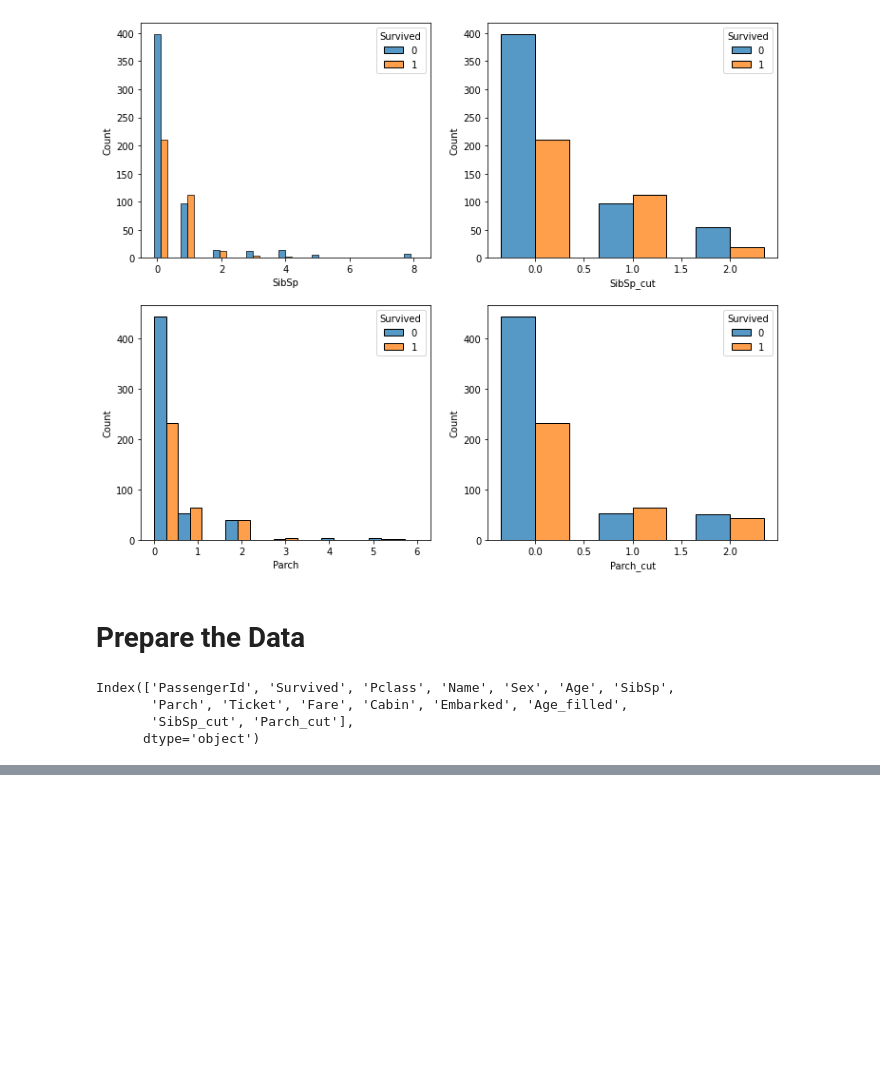
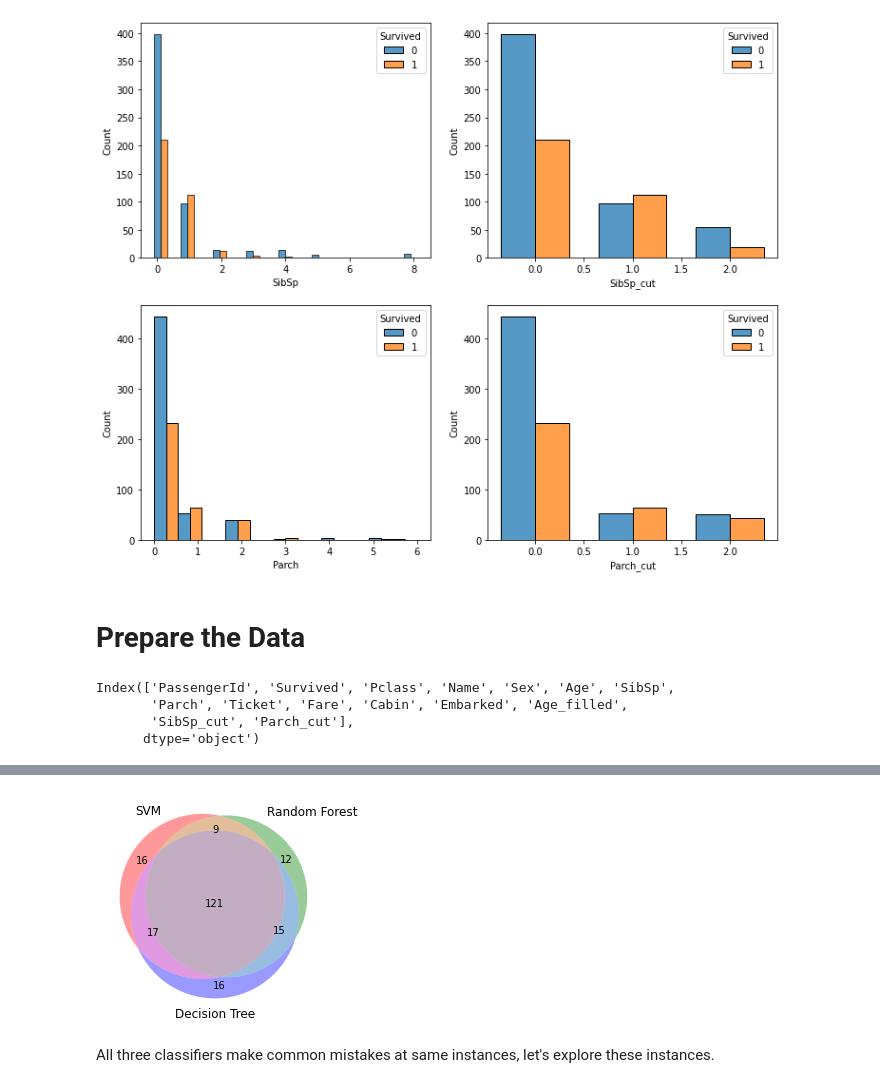
Before and after one commit to QQQQ00243/Titanic, a Jupyter notebook: Titanic.ipynb, the cells around one changed output, grey strips where cells are left out. Drawn from its saved outputs; the diff is of its cells as text; code cells hidden in the pictures; blank space fills up the shorter version.

```diff
--- a/Titanic.ipynb
+++ b/Titanic.ipynb
@@ -769,0 +282,7 @@ model.evaluate(X, y)
+# %%
+params = {'criterion': 'gini', 'max_depth': 7, 'max_features': 13, 'max_leaf_nodes': 23}
+best_tree_clf = tree.DecisionTreeClassifier(**params)
+y_pred = cross_val_predict(best_tree_clf, X, y, cv=5)
+
+errors_tree = data[y_pred != y]
+errors_tree
@@ -769,0 +303,7 @@ model.evaluate(X, y)
+# %%
+params = {'C': 1.5813176556296222, 'gamma': 0.08589955934294802, 'kernel': 'rbf'}
+best_SVM_clf = SVC(**params)
+y_pred = cross_val_predict(best_SVM_clf, X, y, cv=5)
+
+errors_SVM = data[y_pred != y]
+errors_SVM
@@ -769,0 +324,7 @@ model.evaluate(X, y)
+# %%
+params = {'n_estimators': 400, 'max_leaf_nodes': 29, 'max_features': 23, 'max_depth': 8}
+best_rndf_clf = RandomForestClassifier(**params)
+y_pred = cross_val_predict(best_rndf_clf, X, y, cv=5)
+
+errors_rndf = data[y_pred != y]
+errors_rndf
@@ -769,0 +345,14 @@ model.evaluate(X, y)
+# %%
+from matplotlib_venn import venn3
+
+set1 = set(errors_SVM.index)
+set2 = set(errors_rndf.index)
+set3 = set(errors_tree.index)
+
+venn3([set1, set2, set3], ('SVM', 'Random Forest', 'Decision Tree'))
+plt.savefig(IMAGES_PATH+'/error_venn_plot.png')
+plt.show()
+# %% [output]
+[figure, added]
+# %% [markdown]
+All three classifiers make common mistakes at same instances, let's explore these instances.
```
Also changed, not shown: parts of 68 cells of this notebook, 10 other files.
